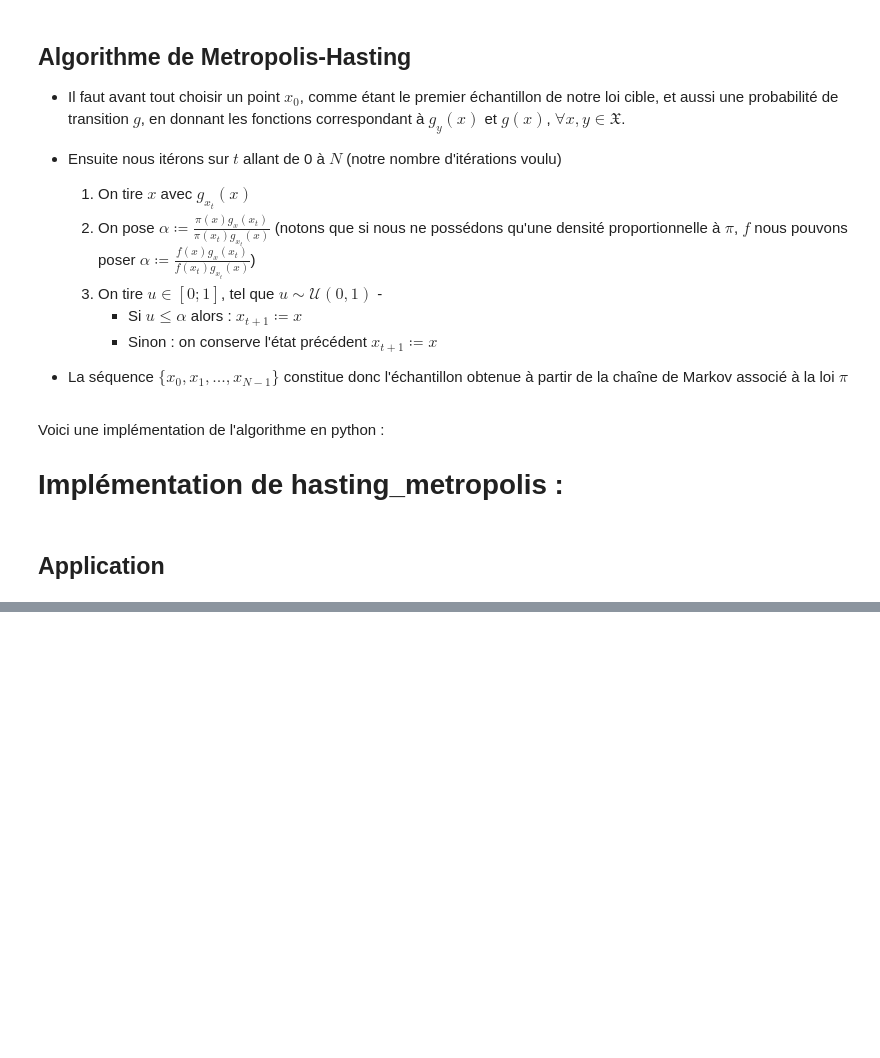
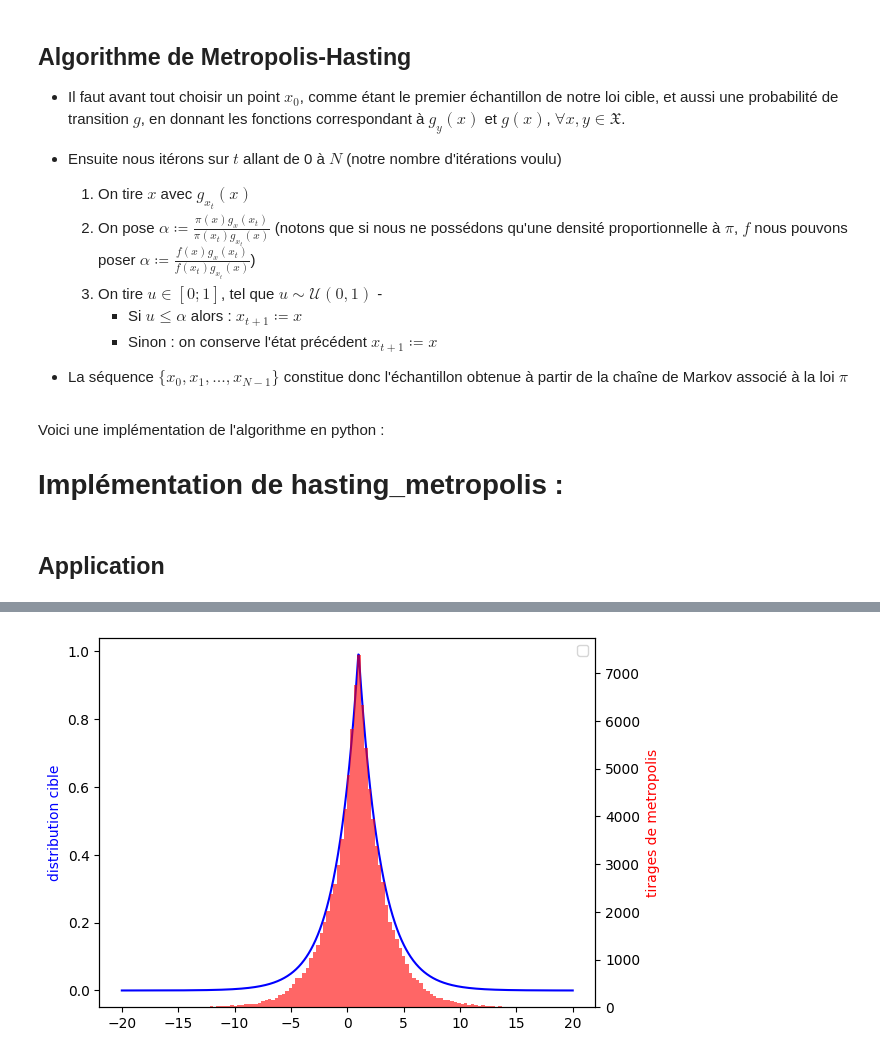
Before and after one commit to CorentinVaillant/ProjetMath-HastingMetropolis, a Jupyter notebook: Corentin/hasting_metropolis.ipynb, the cells around one changed output, grey strips where cells are left out. Saved outputs shown, nothing was run; the diff lists cells and outputs as text; code cells hidden in the pictures; blank space fills up the shorter version.

```diff
--- a/Corentin/hasting_metropolis.ipynb
+++ b/Corentin/hasting_metropolis.ipynb
@@ -8,6 +8,9 @@ exp = np.exp
 
 def norm_dist(mean,variance):
     return lambda x: (1/(np.sqrt(2*pi*variance))) * exp(- ((x-mean)**2)/(2*variance) )
+
+def laplace(mean,b):
+    return lambda x:(1/2*b) * exp(-abs(x-mean)/b)
 # %% [markdown]
 # Implémentation de métroplis
 # %%
@@ -163,0 +167,26 @@ plt.show()
+# %%
+distribution_cible = laplace(1,2)
+
+proposition =lambda x: x +  np.random.normal(0,1)
+densite_proposition = lambda x, y: np.exp(-(y - x) ** 2 / 2) / np.sqrt(2 * np.pi)
+
+tirage = hasting_metropolis(0,distribution_cible,proposition,densite_proposition,iterations=100_000)
+# %%
+fig, ax1 = plt.subplots()
+
+X = np.linspace(-20,20,1000)
+data1 = distribution_cible(X)
+data2 = tirage
+
+ax1.set_ylabel("distribution cible",color = "blue")
+ax1.plot(X,data1,color="blue")
+
+ax2 = ax1.twinx()
+
+ax2.hist(tirage,bins=100,color="red",alpha=0.6)
+ax2.set_ylabel("tirages de metropolis",color="red")
+
+plt.legend()
+plt.show()
+# %% [output]
+[figure, added]
```
Also changed, not shown: parts of 3 cells of this notebook.
